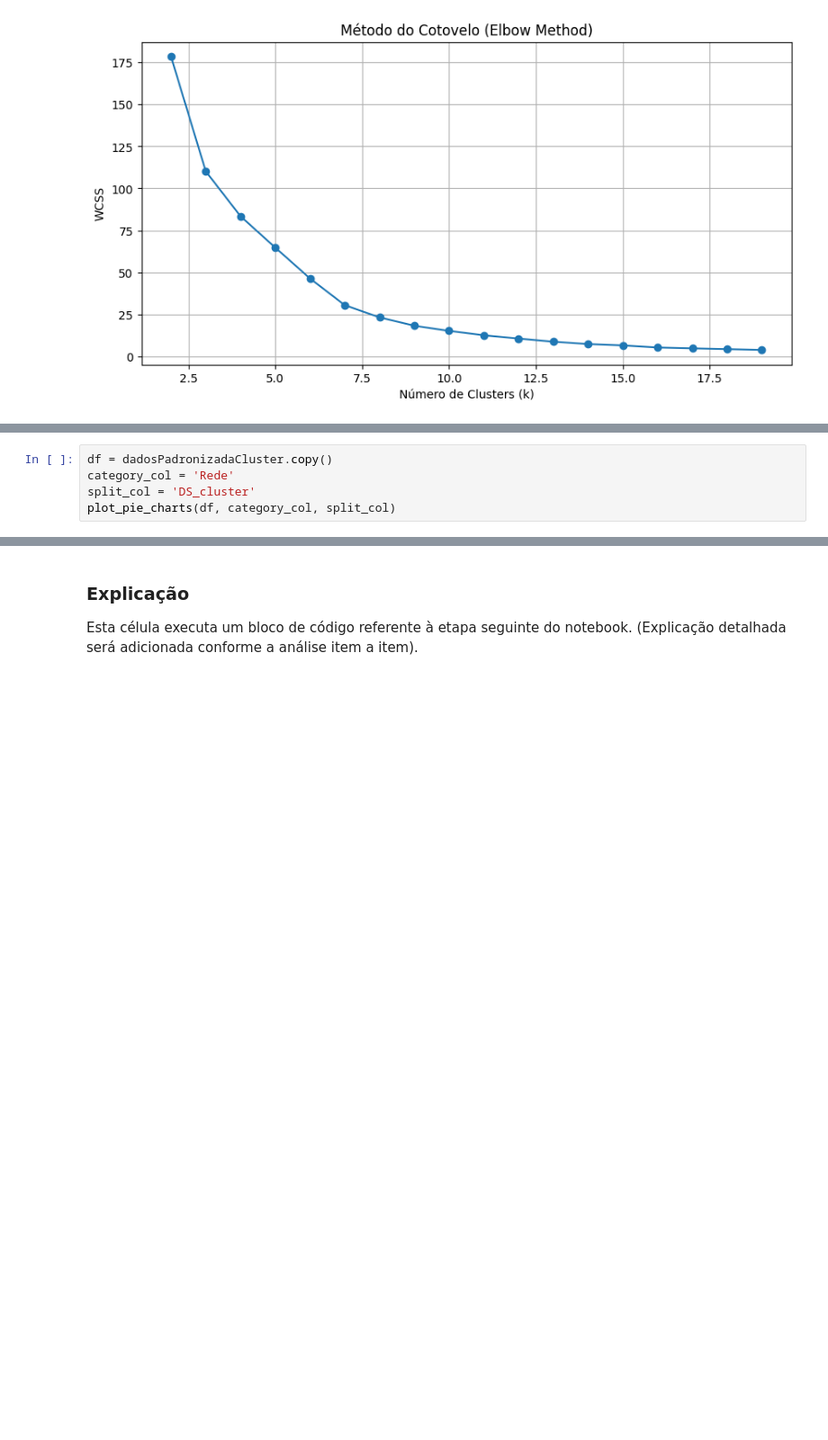
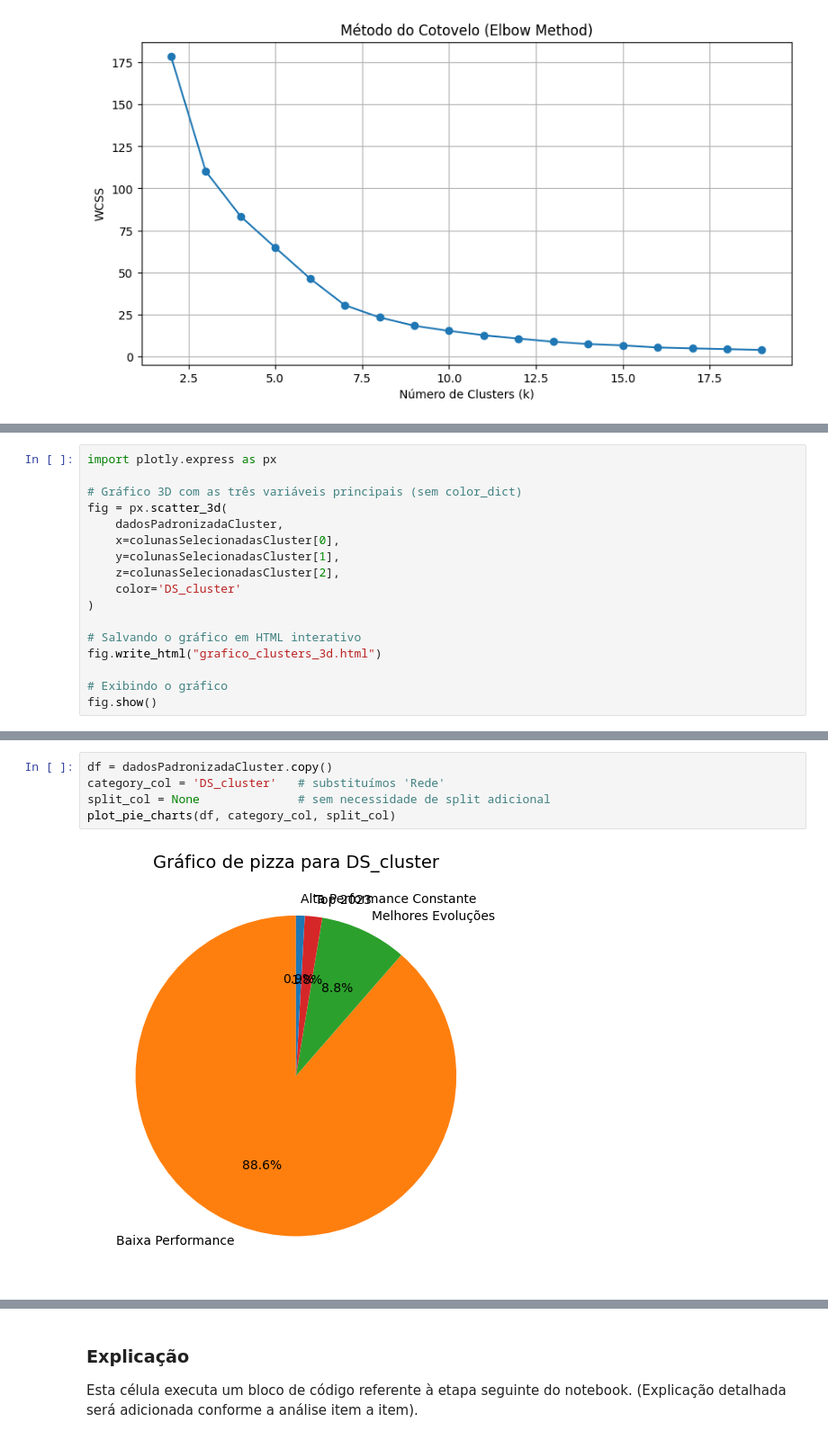
Before and after one commit to PadawanXXVI/kmeans-3d-cluster, a Jupyter notebook: distribuicao-renda.ipynb, the cells around one changed output, grey strips where cells are left out. Shown at 90% size. Cells and saved outputs as stored; diff of their text form; blank space fills up the shorter version.

Commit message:
feat: gráficos de pizza

```diff
--- a/distribuicao-renda.ipynb
+++ b/distribuicao-renda.ipynb
@@ -1511,5 +1318,0 @@ Esta célula executa um bloco de código referente à etapa seguinte do notebook
-# %%
-df = dadosPadronizadaCluster.copy()
-category_col = 'Rede'
-split_col = 'DS_cluster'
-plot_pie_charts(df, category_col, split_col)
@@ -1521,0 +1610,17 @@ Esta célula executa um bloco de código referente à etapa seguinte do notebook
+# %%
+import plotly.express as px
+
+# Gráfico 3D com as três variáveis principais (sem color_dict)
+fig = px.scatter_3d(
+    dadosPadronizadaCluster,
+    x=colunasSelecionadasCluster[0],
+    y=colunasSelecionadasCluster[1],
+    z=colunasSelecionadasCluster[2],
+    color='DS_cluster'
+)
+
+# Salvando o gráfico em HTML interativo
+fig.write_html("grafico_clusters_3d.html")
+
+# Exibindo o gráfico
+fig.show()
@@ -1521,0 +1795,7 @@ Esta célula executa um bloco de código referente à etapa seguinte do notebook
+# %%
+df = dadosPadronizadaCluster.copy()
+category_col = 'DS_cluster'   # substituímos 'Rede'
+split_col = None              # sem necessidade de split adicional
+plot_pie_charts(df, category_col, split_col)
+# %% [output]
+[figure, added]
```
Also changed, not shown: parts of 65 cells of this notebook, 1 other file.
